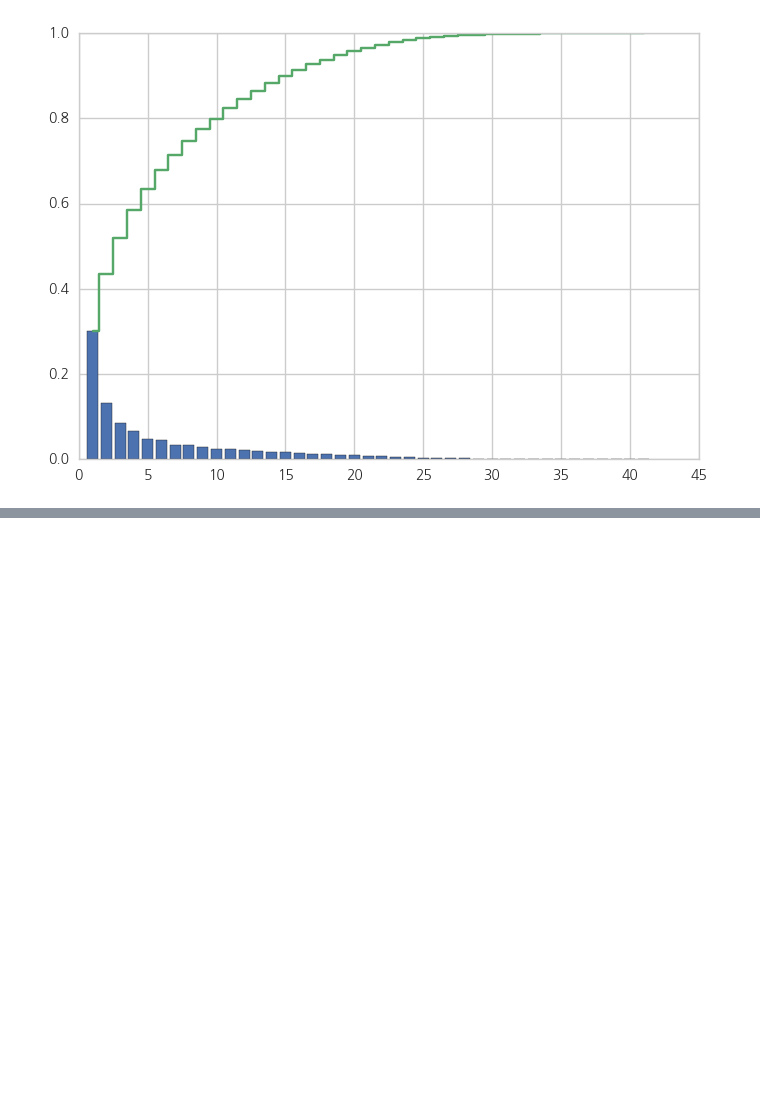
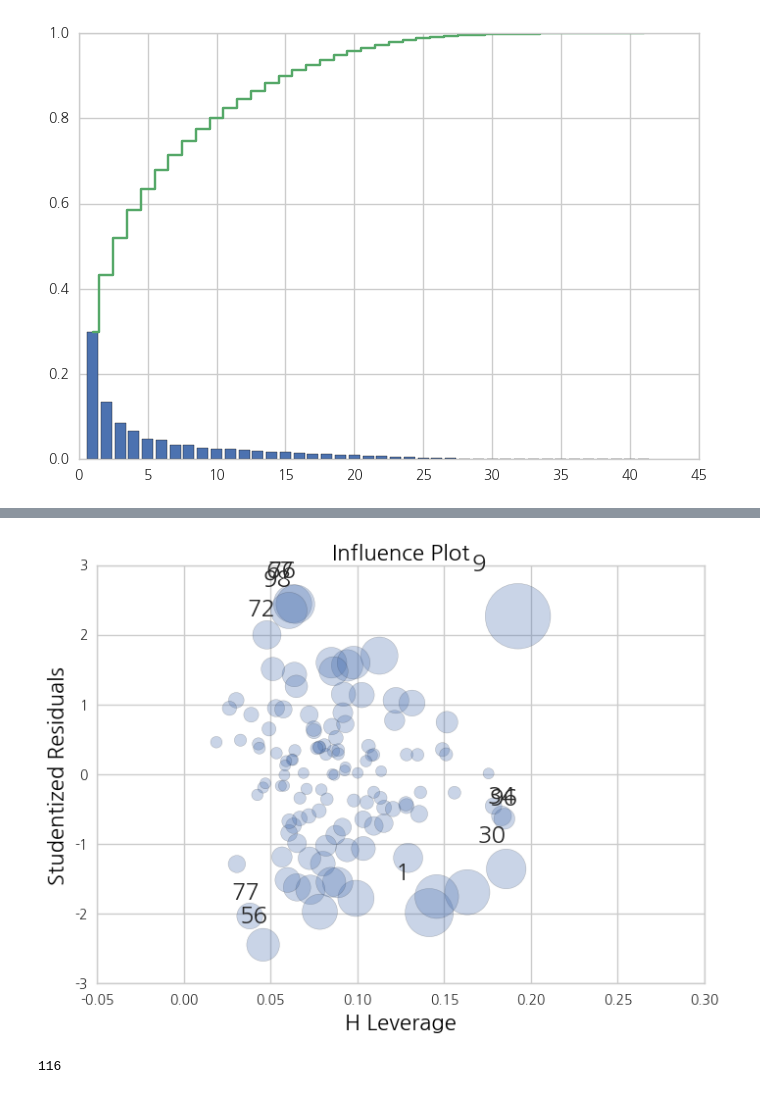
Before and after one commit to Wonheee/dss_team_project, a Jupyter notebook: Hitter_모델_PCA.ipynb, the cells around one changed output, grey strips where cells are left out. Cells and saved outputs as stored; diff of their text form; code cells hidden in the pictures; blank space fills up the shorter version.

```diff
--- a/Hitter_모델_PCA.ipynb
+++ b/Hitter_모델_PCA.ipynb
@@ -61,0 +152,14 @@ TypeError: Could not operate 1 with block values cannot concatenate 'str' and 'i
+# %%
+sm.graphics.influence_plot(result1, plot_alpha=0.3)
+plt.show()
+# %% [output]
+[figure, added]
+# %%
+influence = result1.get_influence()
+cooks_d2, pvals = influence.cooks_distance
+fox_cr = 4 / (len(dfX_hitter)-2)
+idx = np.where(cooks_d2 < fox_cr)[0]
+PCA_data_2 = PCA_data.ix[idx+1,:]
+len(PCA_data_2)
+# %% [output]
+116
```
Also changed, not shown: parts of 35 cells of this notebook, 2 other files.
